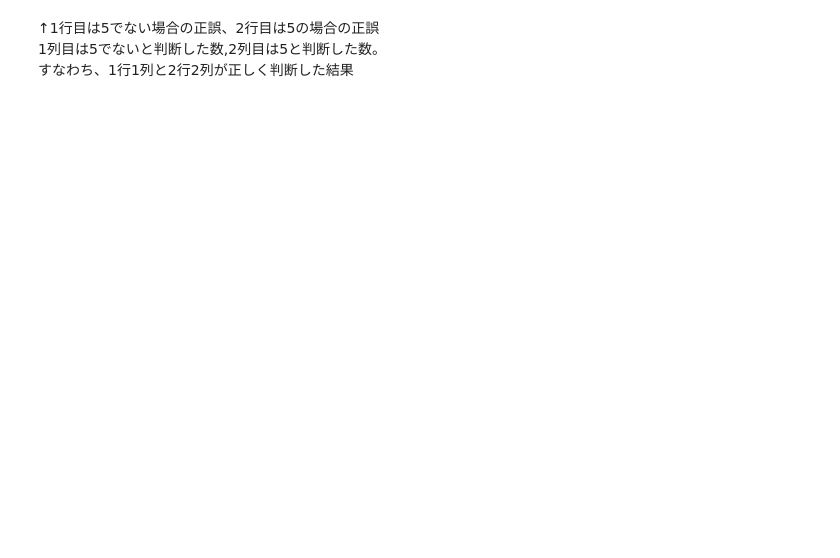
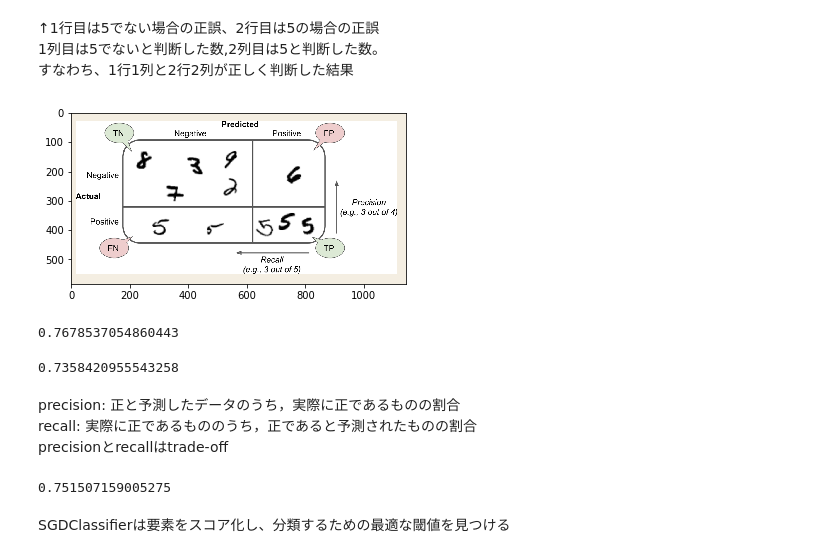
Before and after one commit to konny0311/handson-ml-practice, a Jupyter notebook: practice/tryChap3.ipynb, the cells around one changed output. Drawn from its saved outputs; the diff is of its cells as text; code cells hidden in the pictures; blank space fills up the shorter version.

Commit message:
finish before ROC curve

```diff
--- a/practice/tryChap3.ipynb
+++ b/practice/tryChap3.ipynb
@@ -135,3 +135,34 @@ array([[53238,  1341],
 ↑1行目は5でない場合の正誤、2行目は5の場合の正誤<br>
 1列目は5でないと判断した数,2列目は5と判断した数。<br>
 すなわち、1行1列と2行2列が正しく判断した結果
+# %%
+import matplotlib.pyplot as plt
+import matplotlib.image as mpimg
+
+img = mpimg.imread("confusion_matrix.png")
+imglplot = plt.imshow(img)
+plt.show()
+# %% [output]
+[figure, added]
+# %%
+from sklearn.metrics import precision_score, recall_score
+
+precision_score(y_train_5, y_train_pred)
+# %% [output]
+0.7678537054860443
+# %%
+recall_score(y_train_5, y_train_pred)
+# %% [output]
+0.7358420955543258
+# %% [markdown]
+precision: 正と予測したデータのうち，実際に正であるものの割合<br>
+recall: 実際に正であるもののうち，正であると予測されたものの割合<br>
+precisionとrecallはtrade-off
+# %%
+from sklearn.metrics import f1_score
+
+f1_score(y_train_5, y_train_pred)
+# %% [output]
+0.751507159005275
+# %% [markdown]
+SGDClassifierは要素をスコア化し、分類するための最適な閾値を見つける
```
Also changed, not shown: parts of 16 cells of this notebook, 1 other file.
